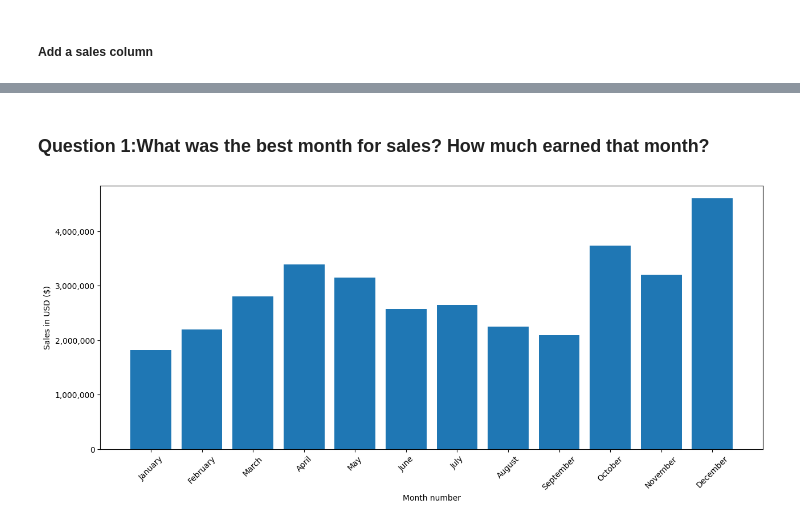
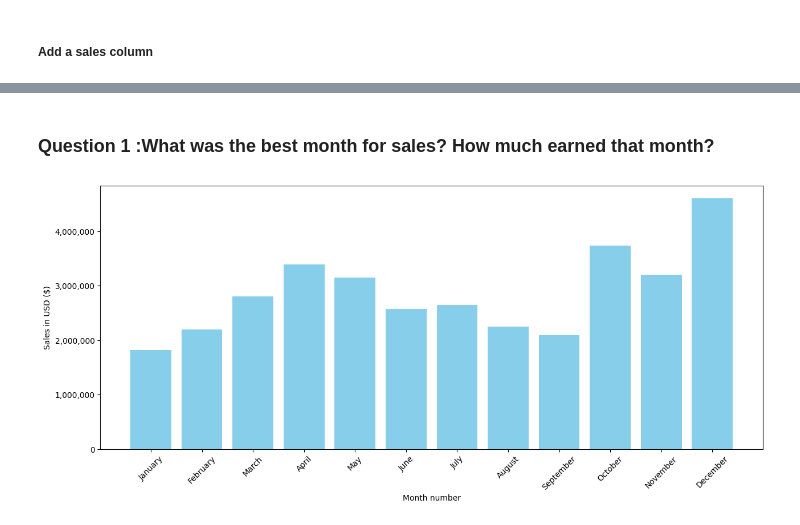
Before and after one commit to JoaquinDiLorenzo/Sales-Project, a Jupyter notebook: SalesAnalysis/SalesAnalysis.ipynb, the cells around one changed output, grey strips where cells are left out. Drawn from its saved outputs; the diff is of its cells as text; code cells hidden in the pictures.

```diff
--- a/SalesAnalysis/SalesAnalysis.ipynb
+++ b/SalesAnalysis/SalesAnalysis.ipynb
@@ -76,0 +77,9 @@ all_data.head()
+# %%
+def get_city(address):
+    return address.split(',')[1].strip()
+
+def get_state(address): #Because of Porland ME and Portland OR
+    return address.split(',')[2].split(' ')[1].strip()
+
+all_data['City'] = all_data['Purchase Address'].apply(lambda x: f"{get_city(x)} ({get_state(x)})")
+all_data.head()
@@ -77,25 +93,25 @@ all_data.head()
 # %% [markdown]
-### Question 1:What was the best month for sales? How much earned that month?
+### Question 1 :What was the best month for sales? How much earned that month?
 # %%
-results= all_data.groupby('Month').sum()
+results= all_data.groupby('Month')['Sales'].sum()
 # %%
 import matplotlib.pyplot as plt
 import matplotlib.ticker as ticker
 
 month_names = ['January', 'February', 'March', 'April', 'May', 'June',
                'July', 'August', 'September', 'October', 'November', 'December']
 
 plt.figure(figsize=(15, 6))
 
-plt.bar(range(12), results['Sales'])
+plt.bar(range(12), results,color='skyblue')
 
 plt.gca().yaxis.set_major_formatter(ticker.FuncFormatter(lambda x, pos: f'{x:,.0f}')) #Improving legibility of y-axis
 
 plt.xticks(range(12), month_names,rotation=45)
 
 plt.ylabel('Sales in USD ($)')
 plt.xlabel('Month number')
 
 plt.show()
 # %% [output]
-[figure, old version]
+[figure, new version]
```
Also changed, not shown: parts of 27 cells of this notebook, 3 other files.
